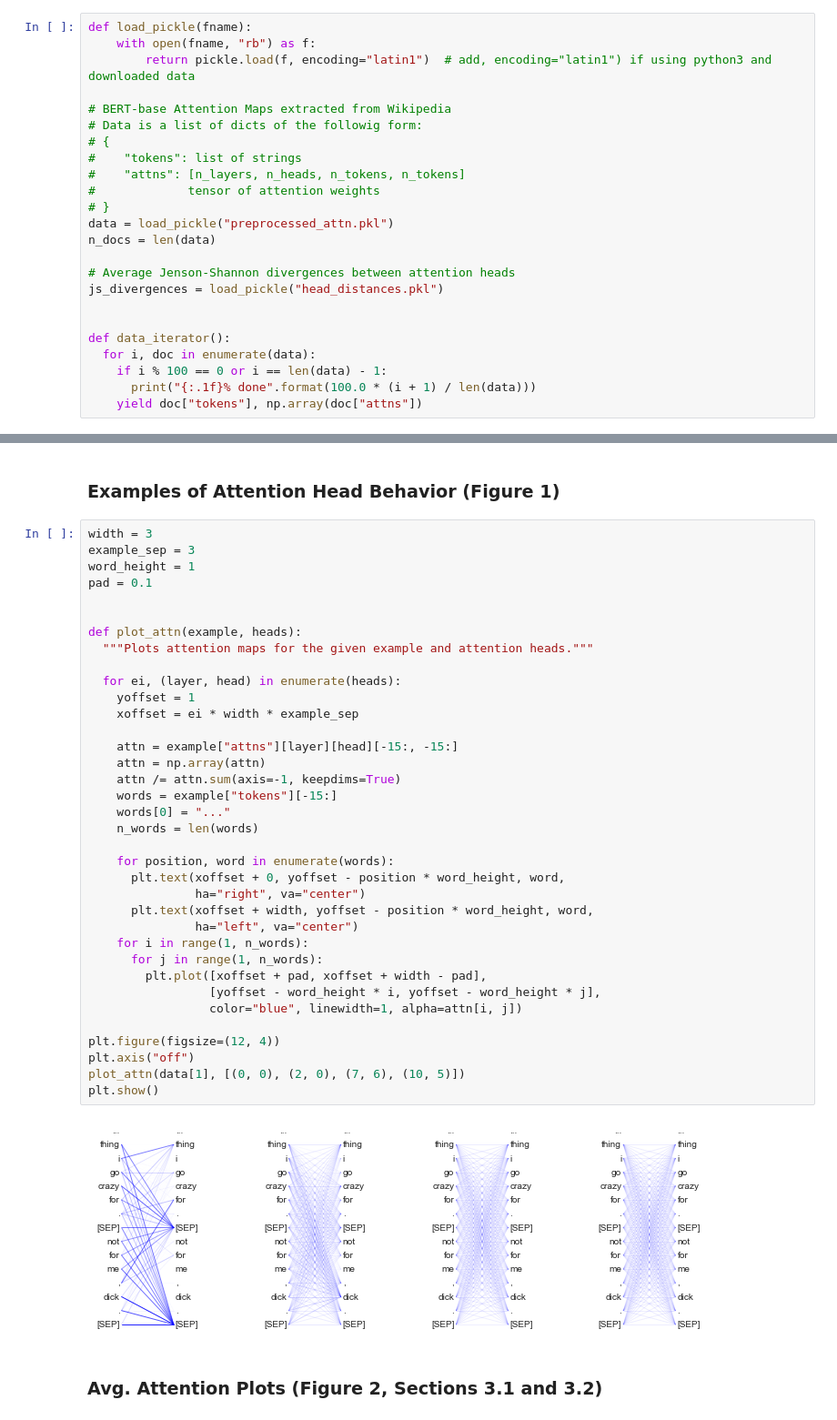
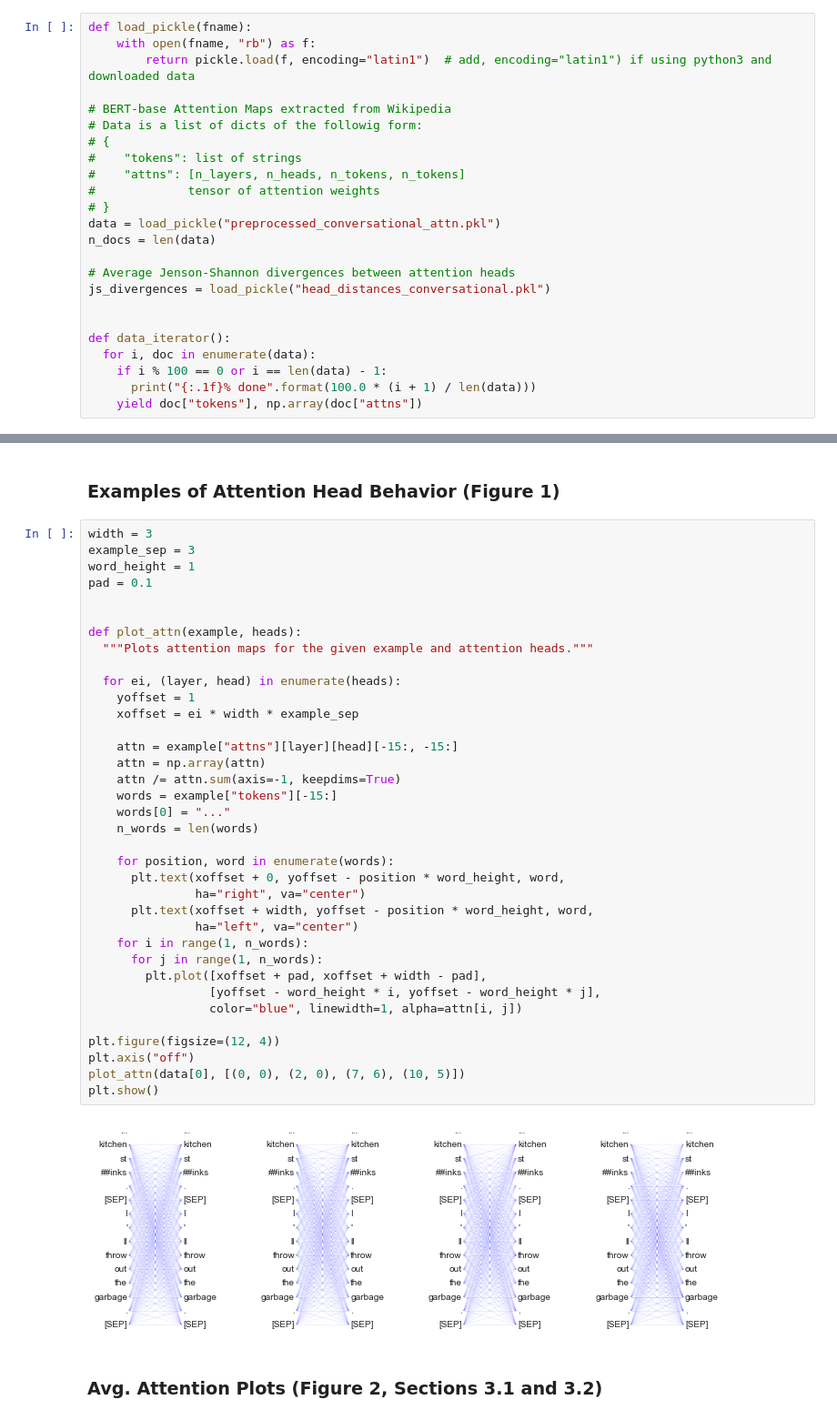
Before and after one commit to eliroc98/dialogue_coherence, a Jupyter notebook: General_Analysis.ipynb, the cells around one changed output, grey strips where cells are left out. Shown at 91% size. Saved outputs shown, nothing was run; the diff lists cells and outputs as text.

```diff
--- a/General_Analysis.ipynb
+++ b/General_Analysis.ipynb
@@ -31,11 +31,11 @@ def load_pickle(fname):
 #    "attns": [n_layers, n_heads, n_tokens, n_tokens]
 #             tensor of attention weights
 # }
-data = load_pickle("preprocessed_attn.pkl")
+data = load_pickle("preprocessed_conversational_attn.pkl")
 n_docs = len(data)
 
 # Average Jenson-Shannon divergences between attention heads
-js_divergences = load_pickle("head_distances.pkl")
+js_divergences = load_pickle("head_distances_conversational.pkl")
 
 
 def data_iterator():
@@ -154,35 +156,35 @@ pad = 0.1
 
 def plot_attn(example, heads):
   """Plots attention maps for the given example and attention heads."""
 
   for ei, (layer, head) in enumerate(heads):
     yoffset = 1
     xoffset = ei * width * example_sep
 
     attn = example["attns"][layer][head][-15:, -15:]
     attn = np.array(attn)
     attn /= attn.sum(axis=-1, keepdims=True)
     words = example["tokens"][-15:]
     words[0] = "..."
     n_words = len(words)
 
     for position, word in enumerate(words):
       plt.text(xoffset + 0, yoffset - position * word_height, word,
                ha="right", va="center")
       plt.text(xoffset + width, yoffset - position * word_height, word,
                ha="left", va="center")
     for i in range(1, n_words):
       for j in range(1, n_words):
         plt.plot([xoffset + pad, xoffset + width - pad],
                  [yoffset - word_height * i, yoffset - word_height * j],
                  color="blue", linewidth=1, alpha=attn[i, j])
 
 plt.figure(figsize=(12, 4))
 plt.axis("off")
-plot_attn(data[1], [(0, 0), (2, 0), (7, 6), (10, 5)])
+plot_attn(data[0], [(0, 0), (2, 0), (7, 6), (10, 5)])
 plt.show()
 # %% [output]
-[figure, old version]
+[figure, new version]
 # %% [markdown]
 ### Avg. Attention Plots (Figure 2, Sections 3.1 and 3.2)
 # %%
```
Also changed, not shown: parts of 6 cells of this notebook, 18 other files.
